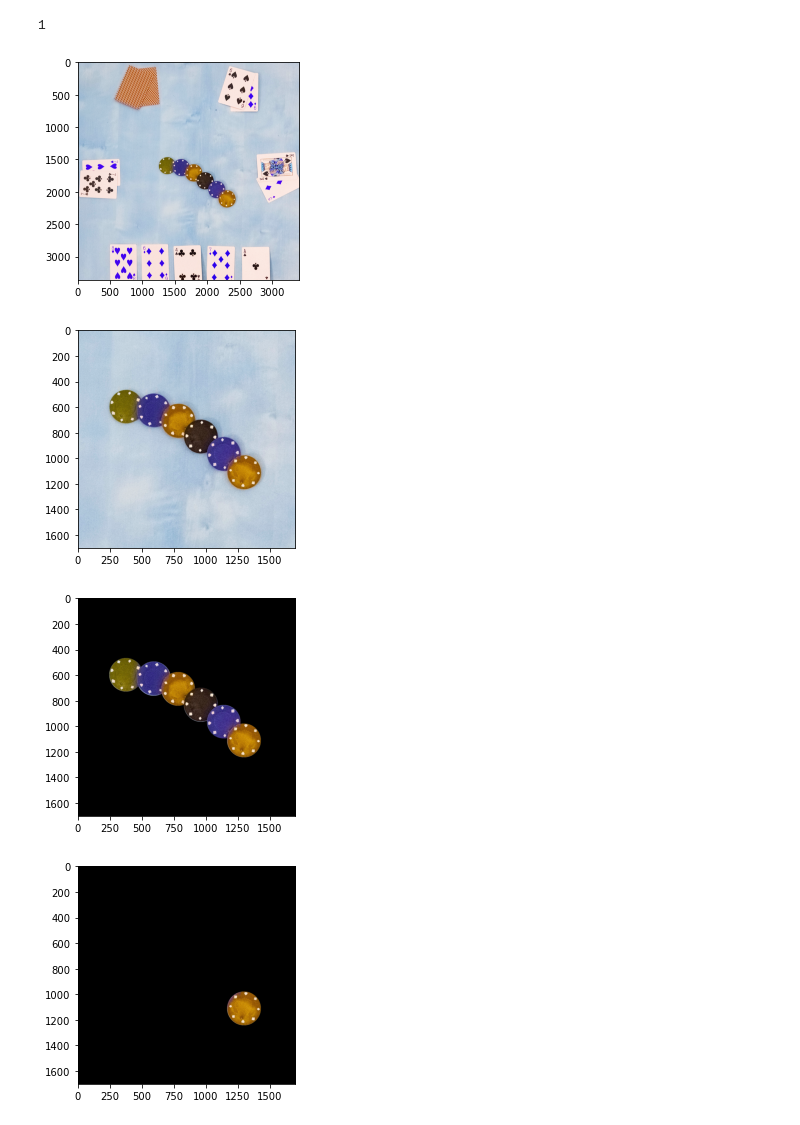
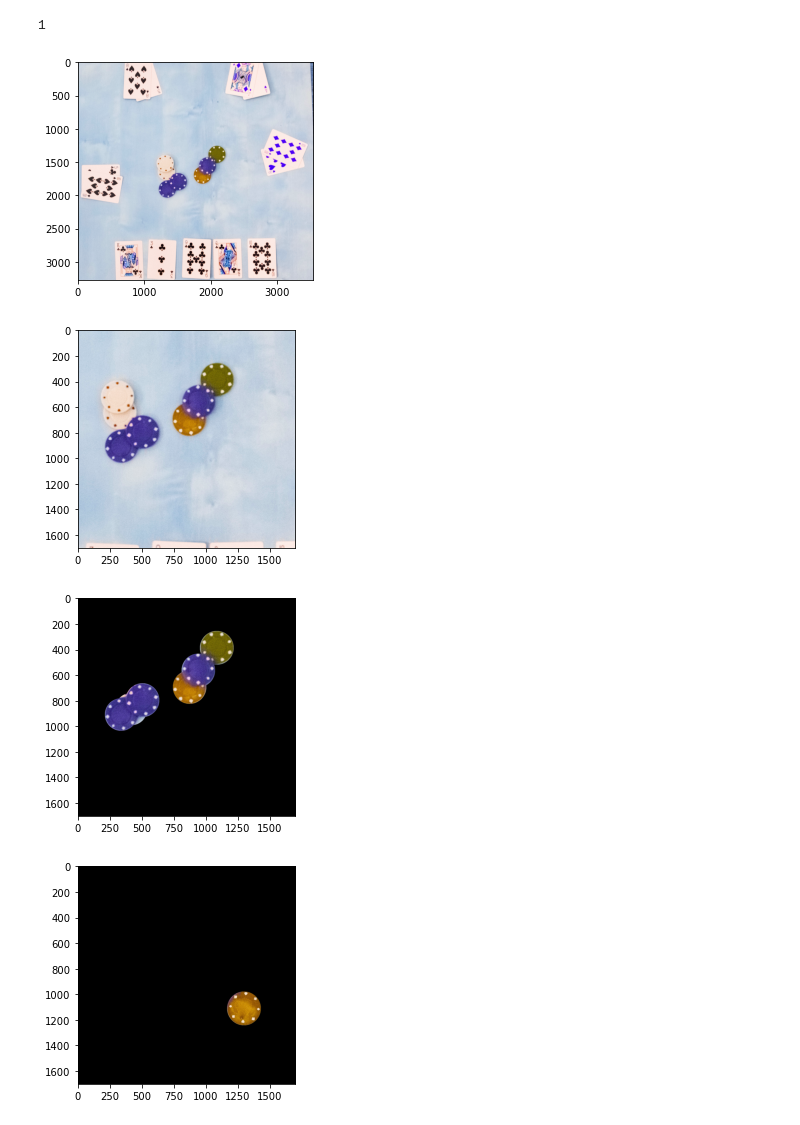
Before and after one commit to JerBaf/EE-451-labs, a Jupyter notebook: final_project/leon_chip_counting.ipynb, the cells around one changed output. Cells and saved outputs as stored; diff of their text form; code cells hidden in the pictures.

```diff
--- a/final_project/leon_chip_counting.ipynb
+++ b/final_project/leon_chip_counting.ipynb
@@ -111,19 +108,19 @@ for msk in masks:
 [figure]
 1
 # %%
-table_segmentation = segment_table("data/train/train_09.jpg")
+table_segmentation = segment_table("data/train/train_04.jpg")
 
 plt.imshow(table_segmentation)
 plt.show()
 # %% [output]
-[figure, old version]
+[figure, new version]
 # %%
 chips = table_segmentation[1000:2700,1000:2700]
 
 plt.imshow(chips)
 plt.show()
 # %% [output]
-[figure, old version]
+[figure, new version]
 # %%
 big_mask, masks = find_chips(chips, r_min=70, r_max=150)
 # %%
@@ -133,7 +130,7 @@ chips2[big_mask==0] = 0
 plt.imshow(chips2, cmap='gray')
 plt.show()
 # %% [output]
-[figure, old version]
+[figure, new version]
 # %%
 labels = []
 
```
Also changed, not shown: parts of 1 cell of this notebook, 1 other file.
